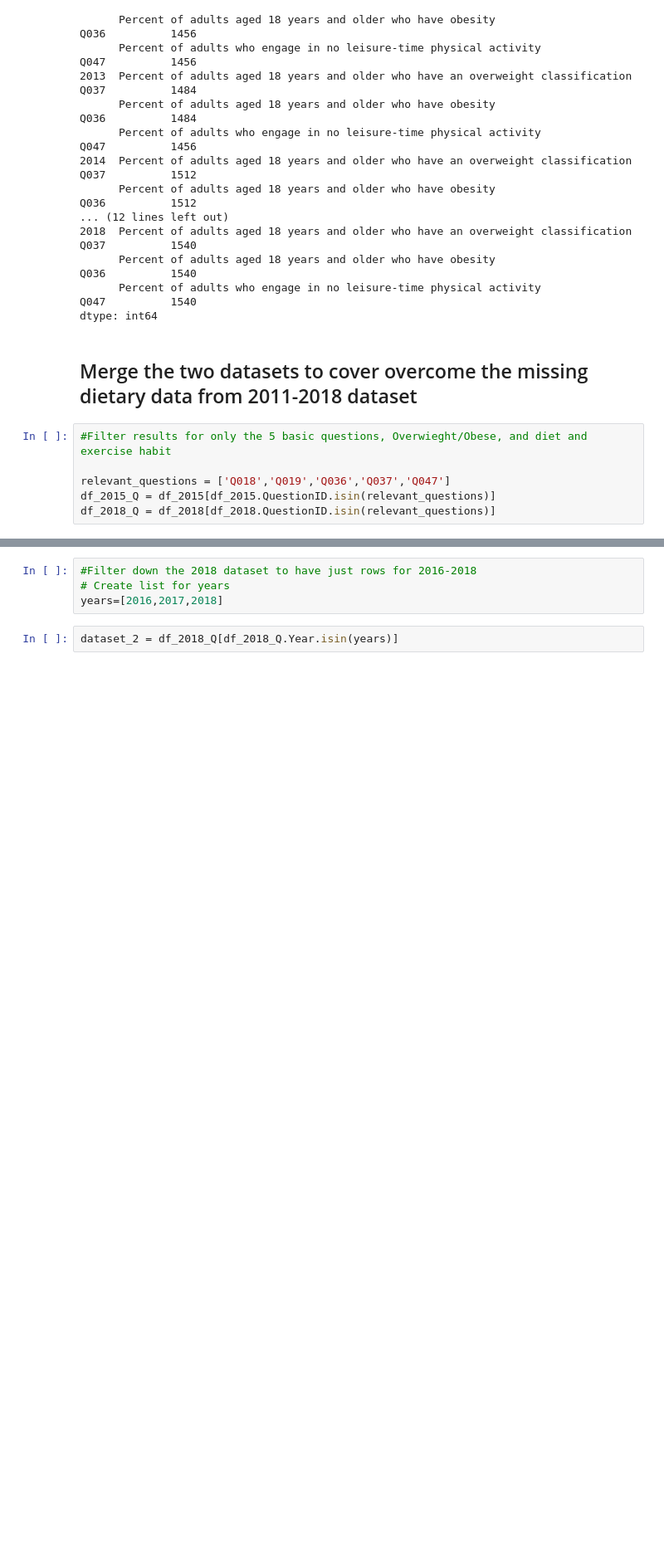
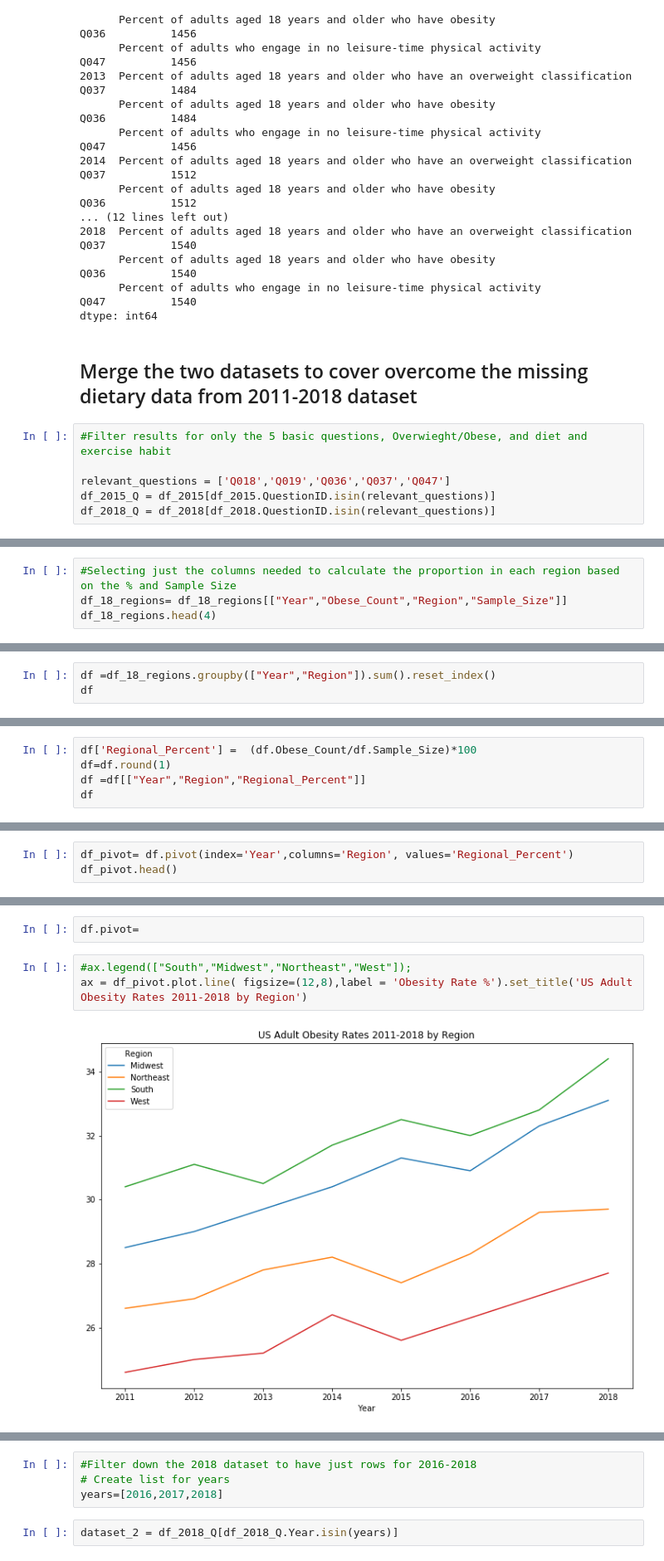
Before and after one commit to DimitriKourouniotis/Capstone-2, a Jupyter notebook: Capstone 2.ipynb, the cells around one changed output, grey strips where cells are left out. Shown at 83% size. Cells and saved outputs as stored; diff of their text form; blank space fills up the shorter version.

```diff
--- a/Capstone 2.ipynb
+++ b/Capstone 2.ipynb
@@ -434,0 +505,4 @@ df_2015_Q.head(2)
+# %%
+#Selecting just the columns needed to calculate the proportion in each region based on the % and Sample Size
+df_18_regions= df_18_regions[["Year","Obese_Count","Region","Sample_Size"]]
+df_18_regions.head(4)
@@ -434,0 +515,3 @@ df_2015_Q.head(2)
+# %%
+df =df_18_regions.groupby(["Year","Region"]).sum().reset_index()
+df
@@ -434,0 +536,5 @@ df_2015_Q.head(2)
+# %%
+df['Regional_Percent'] =  (df.Obese_Count/df.Sample_Size)*100
+df=df.round(1)
+df =df[["Year","Region","Regional_Percent"]]
+df
@@ -434,0 +580,3 @@ df_2015_Q.head(2)
+# %%
+df_pivot= df.pivot(index='Year',columns='Region', values='Regional_Percent')
+df_pivot.head()
@@ -434,0 +591,7 @@ df_2015_Q.head(2)
+# %%
+df.pivot=
+# %%
+#ax.legend(["South","Midwest","Northeast","West"]);
+ax = df_pivot.plot.line( figsize=(12,8),label = 'Obesity Rate %').set_title('US Adult Obesity Rates 2011-2018 by Region')
+# %% [output]
+[figure, added]
```
Also changed, not shown: parts of 18 cells of this notebook.
